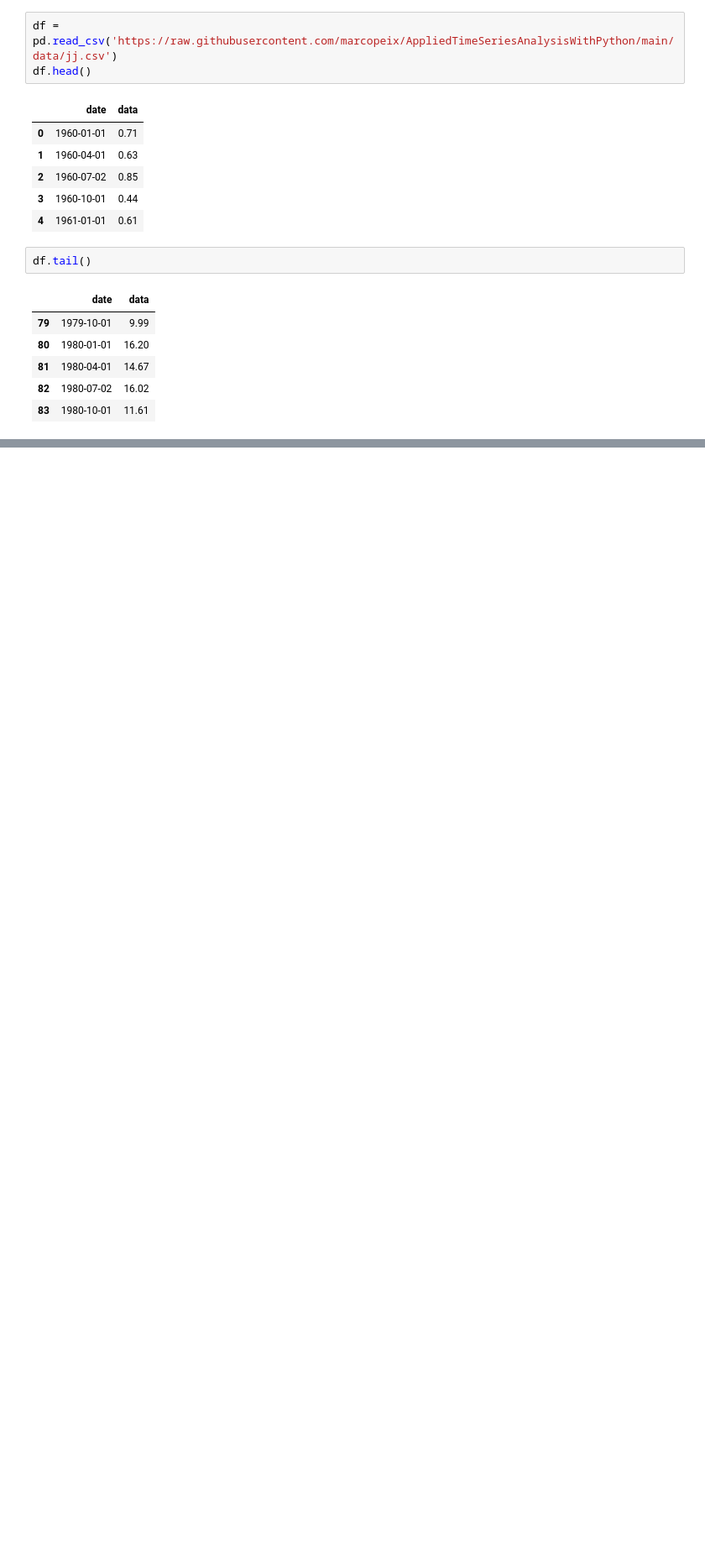
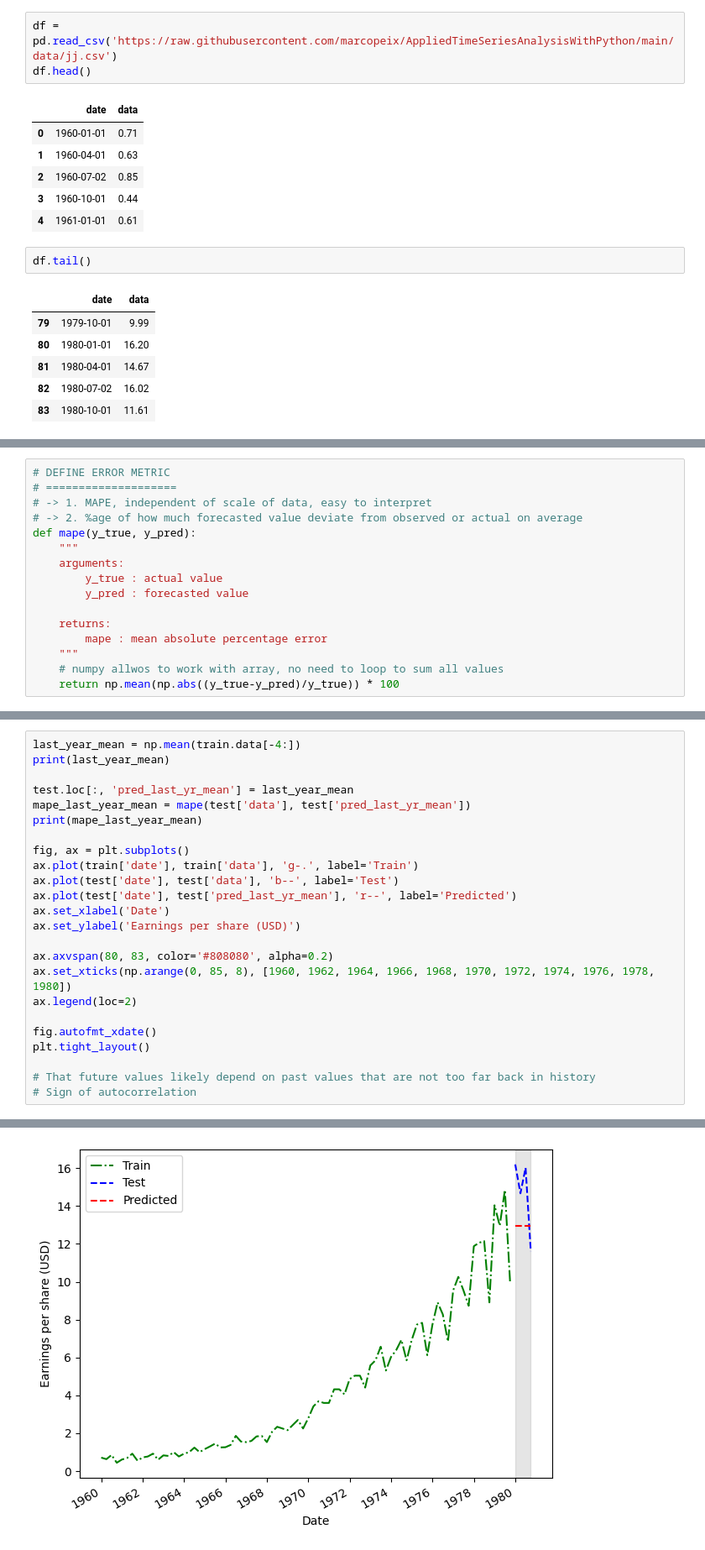
Before and after one commit to MonuSingh16/code-practice-courses-books, a Jupyter notebook: time-series-forecasting-python/ch02-naive-prediction-future.ipynb, the cells around one changed output, grey strips where cells are left out. Shown: that part at 84% size. Drawn from its saved outputs; the diff is of its cells as text; blank space fills up the shorter version.

```diff
--- a/time-series-forecasting-python/ch02-naive-prediction-future.ipynb
+++ b/time-series-forecasting-python/ch02-naive-prediction-future.ipynb
@@ -53,0 +59,16 @@ test.loc[:, 'pred_mean'] = historical_mean
+# %%
+# DEFINE ERROR METRIC
+# ====================
+# -> 1. MAPE, independent of scale of data, easy to interpret
+# -> 2. %age of how much forecasted value deviate from observed or actual on average
+def mape(y_true, y_pred):
+    """
+    arguments:
+        y_true : actual value
+        y_pred : forecasted value
+
+    returns:
+        mape : mean absolute percentage error
+    """
+    # numpy allwos to work with array, no need to loop to sum all values
+    return np.mean(np.abs((y_true-y_pred)/y_true)) * 100
@@ -53,0 +110,25 @@ test.loc[:, 'pred_mean'] = historical_mean
+# %%
+last_year_mean = np.mean(train.data[-4:])
+print(last_year_mean)
+
+test.loc[:, 'pred_last_yr_mean'] = last_year_mean
+mape_last_year_mean = mape(test['data'], test['pred_last_yr_mean'])
+print(mape_last_year_mean)
+
+fig, ax = plt.subplots()
+ax.plot(train['date'], train['data'], 'g-.', label='Train')
+ax.plot(test['date'], test['data'], 'b--', label='Test')
+ax.plot(test['date'], test['pred_last_yr_mean'], 'r--', label='Predicted')
+ax.set_xlabel('Date')
+ax.set_ylabel('Earnings per share (USD)')
+
+ax.axvspan(80, 83, color='#808080', alpha=0.2)
+ax.set_xticks(np.arange(0, 85, 8), [1960, 1962, 1964, 1966, 1968, 1970, 1972, 1974, 1976, 1978, 1980])
+ax.legend(loc=2)
+
+fig.autofmt_xdate()
+plt.tight_layout()
+
+# That future values likely depend on past values that are not too far back in history
+# Sign of autocorrelation
+# %% [output]
@@ -53,0 +137 @@ test.loc[:, 'pred_mean'] = historical_mean
+[figure, added]
```
Also changed, not shown: parts of 18 cells of this notebook.
